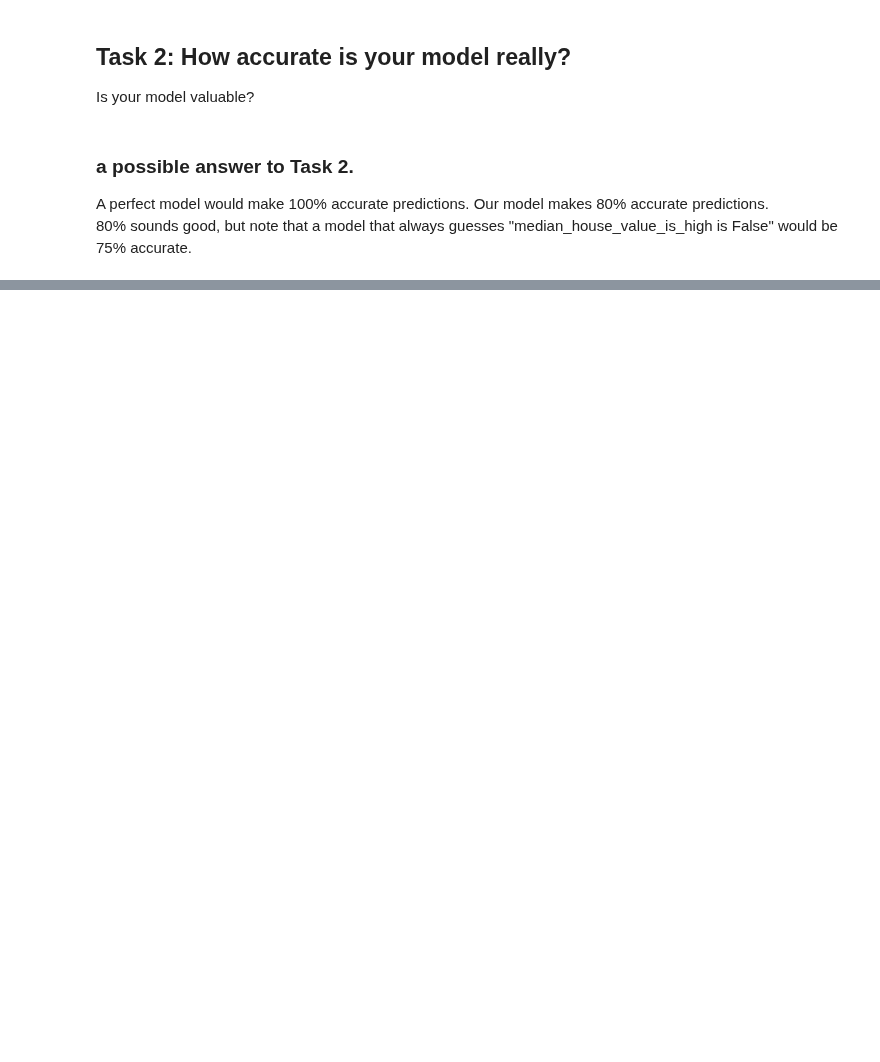
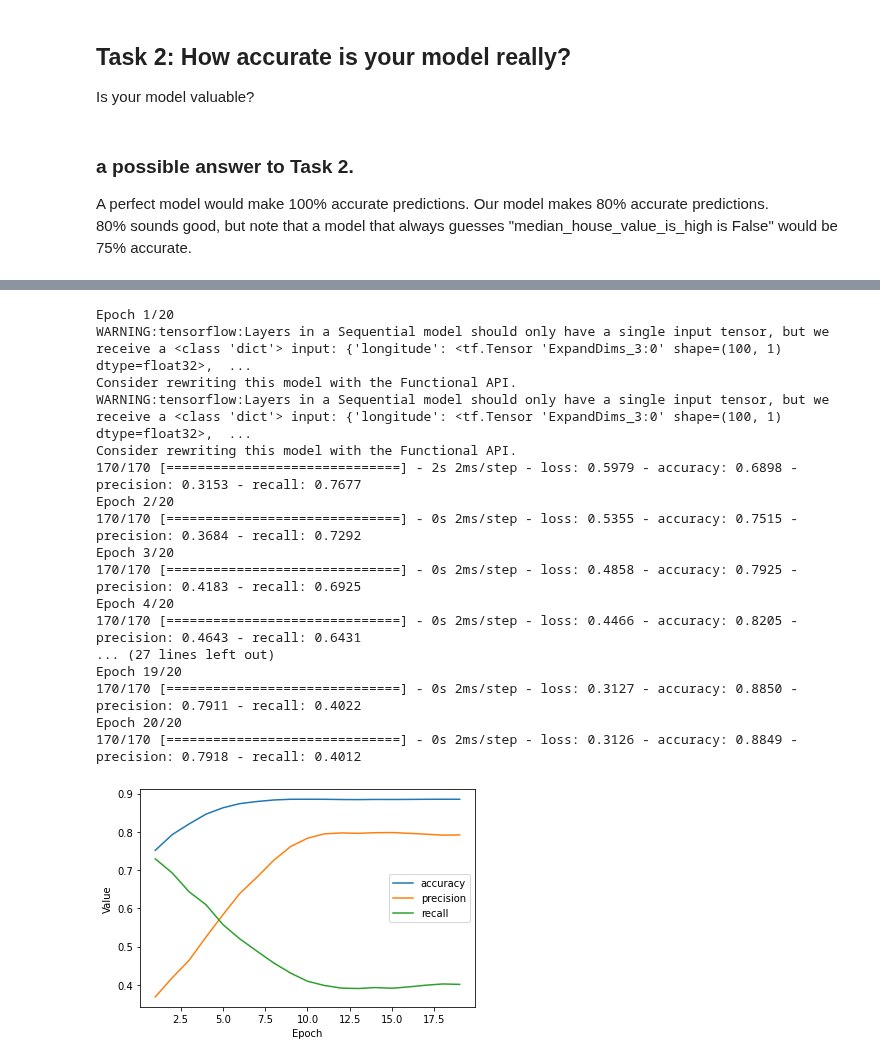
Before and after one commit to fasthill/google-ML-crash-course, a Jupyter notebook: binary classification.ipynb, the cells around one changed output, grey strips where cells are left out. Saved outputs shown, nothing was run; the diff lists cells and outputs as text; code cells hidden in the pictures; blank space fills up the shorter version.

```diff
--- a/binary classification.ipynb
+++ b/binary classification.ipynb
@@ -254,0 +308,38 @@ A perfect model would make 100% accurate predictions.  Our model makes 80% accur
+# %%
+learning_rate = 0.001
+epochs = 20
+batch_size = 100
+classification_threshold = 0.52
+label_name = "median_house_value_is_high"
+
+METRICS = [
+    tf.keras.metrics.BinaryAccuracy(threshold=classification_threshold, name='accuracy'),
+    tf.keras.metrics.Precision(thresholds=classification_threshold, name='precision'),
+    tf.keras.metrics.Recall(thresholds=classification_threshold, name='recall')
+]
+
+my_model = create_model(learning_rate, feature_layer, METRICS)
+
+epochs, hist = train_model(my_model, train_df_norm, epochs, label_name, batch_size)
+
+list_of_metrics_to_plot = ['accuracy', "precision", "recall"]
+plot_curve(epochs, hist, list_of_metrics_to_plot)
+# %% [output]
+Epoch 1/20
+WARNING:tensorflow:Layers in a Sequential model should only have a single input tensor, but we receive a <class 'dict'> input: {'longitude': <tf.Tensor 'ExpandDims_3:0' shape=(100, 1) dtype=float32>,  ...
+Consider rewriting this model with the Functional API.
+WARNING:tensorflow:Layers in a Sequential model should only have a single input tensor, but we receive a <class 'dict'> input: {'longitude': <tf.Tensor 'ExpandDims_3:0' shape=(100, 1) dtype=float32>,  ...
+Consider rewriting this model with the Functional API.
+170/170 [==============================] - 2s 2ms/step - loss: 0.5979 - accuracy: 0.6898 - precision: 0.3153 - recall: 0.7677
+Epoch 2/20
+170/170 [==============================] - 0s 2ms/step - loss: 0.5355 - accuracy: 0.7515 - precision: 0.3684 - recall: 0.7292
+Epoch 3/20
+170/170 [==============================] - 0s 2ms/step - loss: 0.4858 - accuracy: 0.7925 - precision: 0.4183 - recall: 0.6925
+Epoch 4/20
+170/170 [==============================] - 0s 2ms/step - loss: 0.4466 - accuracy: 0.8205 - precision: 0.4643 - recall: 0.6431
+... (27 lines left out)
+Epoch 19/20
+170/170 [==============================] - 0s 2ms/step - loss: 0.3127 - accuracy: 0.8850 - precision: 0.7911 - recall: 0.4022
+Epoch 20/20
+170/170 [==============================] - 0s 2ms/step - loss: 0.3126 - accuracy: 0.8849 - precision: 0.7918 - recall: 0.4012
+[figure, added]
```
Also changed, not shown: parts of 13 cells of this notebook.
